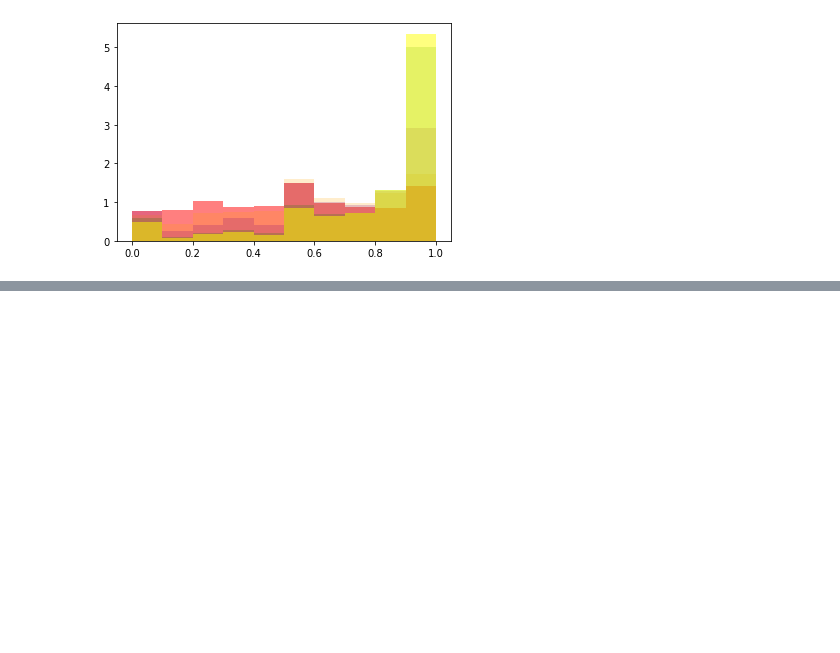
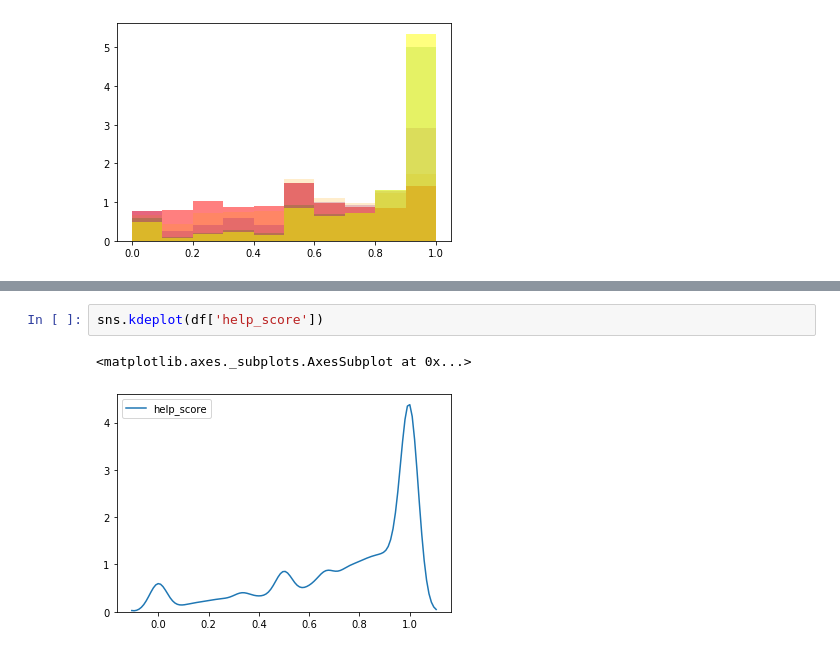
Before and after one commit to NathanLaird/Amazon_Books, a Jupyter notebook: Pipeline_Test.ipynb, the cells around one changed output, grey strips where cells are left out. Saved outputs shown, nothing was run; the diff lists cells and outputs as text; blank space fills up the shorter version.

```diff
--- a/Pipeline_Test.ipynb
+++ b/Pipeline_Test.ipynb
@@ -177,0 +169,5 @@ The 'normed' kwarg was deprecated in Matplotlib 2.1 and will be removed in 3.1.
+# %%
+sns.kdeplot(df['help_score'])
+# %% [output]
+<matplotlib.axes._subplots.AxesSubplot at 0x...>
+[figure, added]
```
Also changed, not shown: parts of 16 cells of this notebook, 6 other files.
